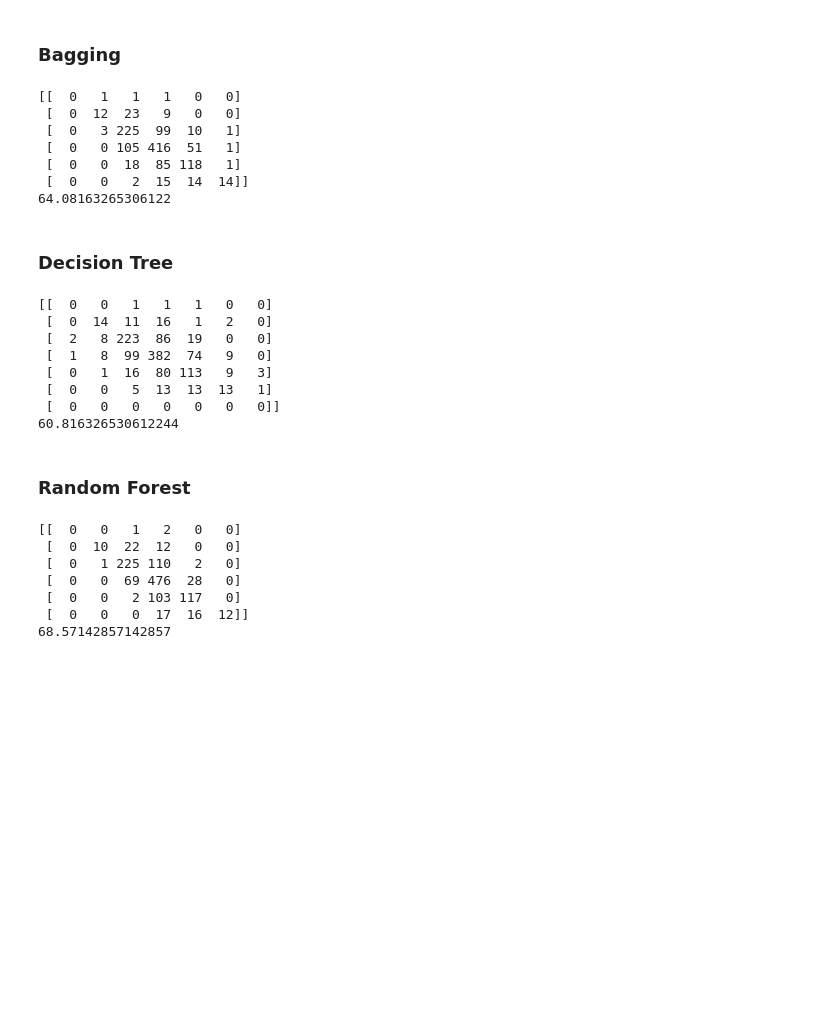
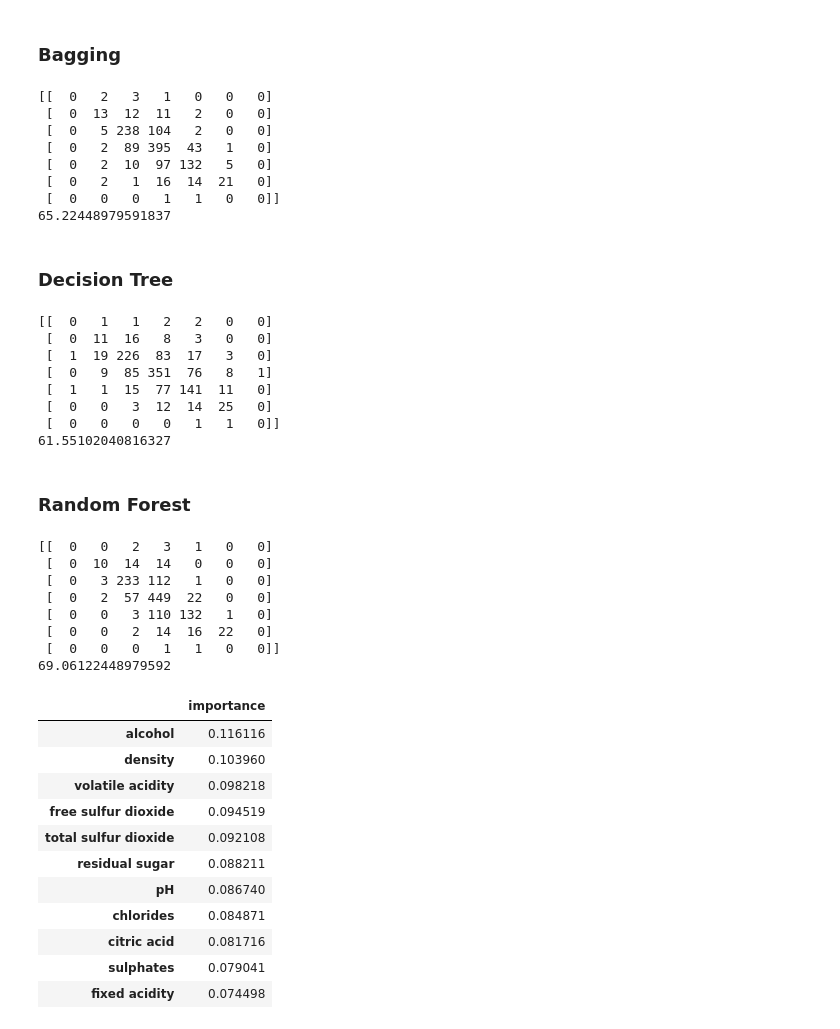
Before and after one commit to arturhbs/FSI-Random-Forest, a Jupyter notebook: Random Forest.ipynb, the cells around one changed output. Saved outputs shown, nothing was run; the diff lists cells and outputs as text; code cells hidden in the pictures; blank space fills up the shorter version.

```diff
--- a/Random Forest.ipynb
+++ b/Random Forest.ipynb
@@ -69,8 +103,8 @@ from sklearn import preprocessing
 from sklearn.model_selection import train_test_split, cross_val_score, cross_val_predict
 # %%
 # Normalmente, em python, o X tem relação com o dataframe gerado e o 'y' com os valores em target
-X = df.iloc[:,:11]
-y = df['quality']
+X = df_white.iloc[:,:11]
+y = df_white['quality']
 
 X_train, X_test, y_train, y_test = train_test_split(X, y, train_size = 0.75)
 # %% [markdown]
@@ -110,13 +144,14 @@ bc_acc_score = accuracy_score(y_test, bc_predict)
 print(bc_conf_matrix)
 print(bc_acc_score*100)
 # %% [output]
-[[  0   1   1   1   0   0]
- [  0  12  23   9   0   0]
- [  0   3 225  99  10   1]
- [  0   0 105 416  51   1]
- [  0   0  18  85 118   1]
- [  0   0   2  15  14  14]]
-64.08163265306122
+[[  0   2   3   1   0   0   0]
+ [  0  13  12  11   2   0   0]
+ [  0   5 238 104   2   0   0]
+ [  0   2  89 395  43   1   0]
+ [  0   2  10  97 132   5   0]
+ [  0   2   1  16  14  21   0]
+ [  0   0   0   1   1   0   0]]
+65.22448979591837
 # %% [markdown]
 ### Decision Tree
 # %%
@@ -125,14 +160,14 @@ dtc_acc_score = accuracy_score(y_test, dtc_predict)
 print(dtc_conf_matrix)
 print(dtc_acc_score*100)
 # %% [output]
-[[  0   0   1   1   1   0   0]
- [  0  14  11  16   1   2   0]
- [  2   8 223  86  19   0   0]
- [  1   8  99 382  74   9   0]
- [  0   1  16  80 113   9   3]
- [  0   0   5  13  13  13   1]
- [  0   0   0   0   0   0   0]]
-60.816326530612244
+[[  0   1   1   2   2   0   0]
+ [  0  11  16   8   3   0   0]
+ [  1  19 226  83  17   3   0]
+ [  0   9  85 351  76   8   1]
+ [  1   1  15  77 141  11   0]
+ [  0   0   3  12  14  25   0]
+ [  0   0   0   0   1   1   0]]
+61.55102040816327
 # %% [markdown]
 ### Random Forest
 # %%
@@ -141,10 +176,29 @@ rfc_acc_score = accuracy_score(y_test, rfc_predict)
 print(rfc_conf_matrix)
 print(rfc_acc_score*100)
 # %% [output]
-[[  0   0   1   2   0   0]
- [  0  10  22  12   0   0]
- [  0   1 225 110   2   0]
- [  0   0  69 476  28   0]
- [  0   0   2 103 117   0]
- [  0   0   0  17  16  12]]
-68.57142857142857
+[[  0   0   2   3   1   0   0]
+ [  0  10  14  14   0   0   0]
+ [  0   3 233 112   1   0   0]
+ [  0   2  57 449  22   0   0]
+ [  0   0   3 110 132   1   0]
+ [  0   0   2  14  16  22   0]
+ [  0   0   0   1   1   0   0]]
+69.06122448979592
+# %%
+feature_importances = pd.DataFrame(rfc.feature_importances_,
+                                   index = X_train.columns,
+                                    columns=['importance']).sort_values('importance', ascending=False)
+feature_importances
+# %% [output]
+|  | importance |
+| alcohol | 0.116116 |
+| density | 0.103960 |
+| volatile acidity | 0.098218 |
+| free sulfur dioxide | 0.094519 |
+| total sulfur dioxide | 0.092108 |
+| residual sugar | 0.088211 |
+| pH | 0.086740 |
+| chlorides | 0.084871 |
+| citric acid | 0.081716 |
+| sulphates | 0.079041 |
+| fixed acidity | 0.074498 |
```
Also changed, not shown: parts of 6 cells of this notebook.
